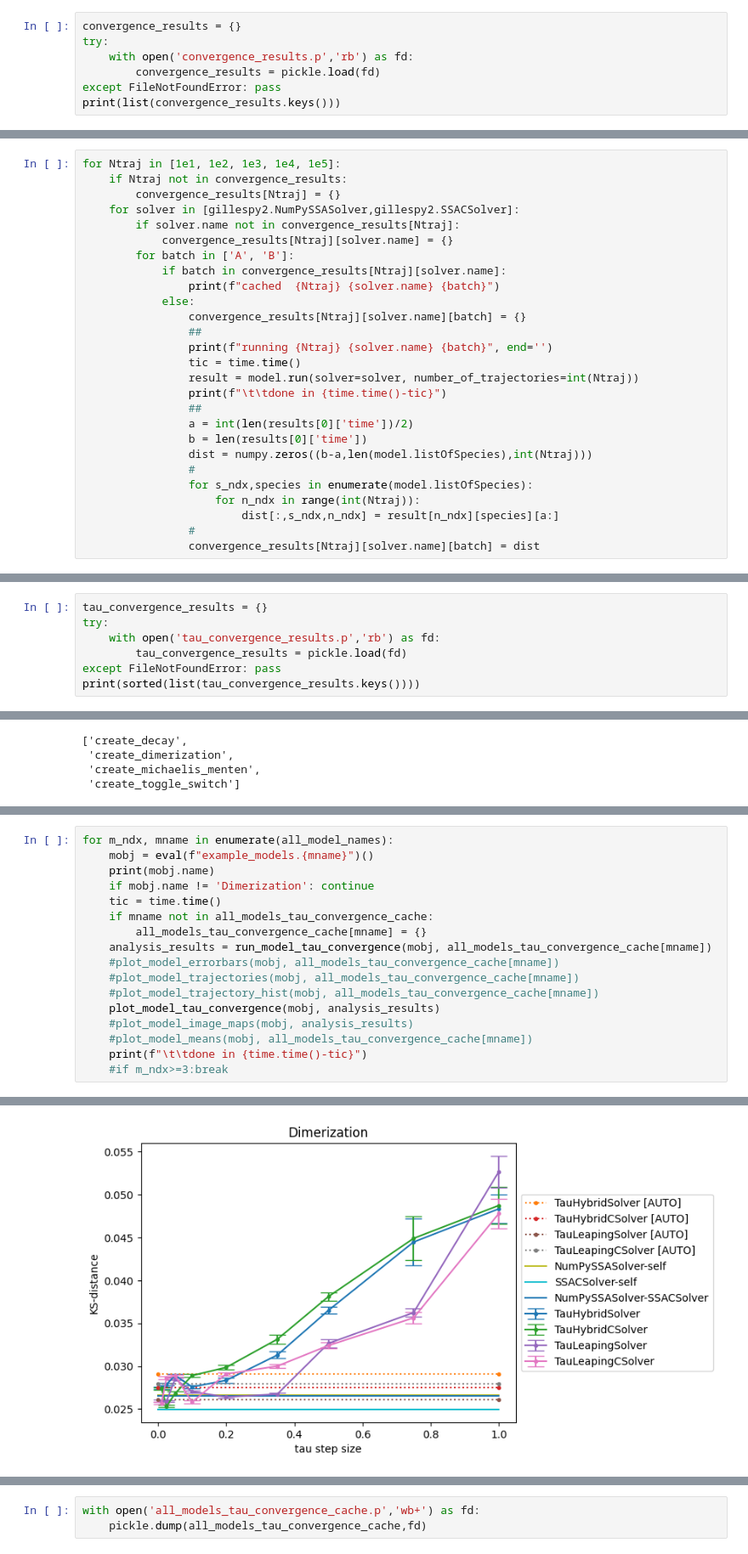
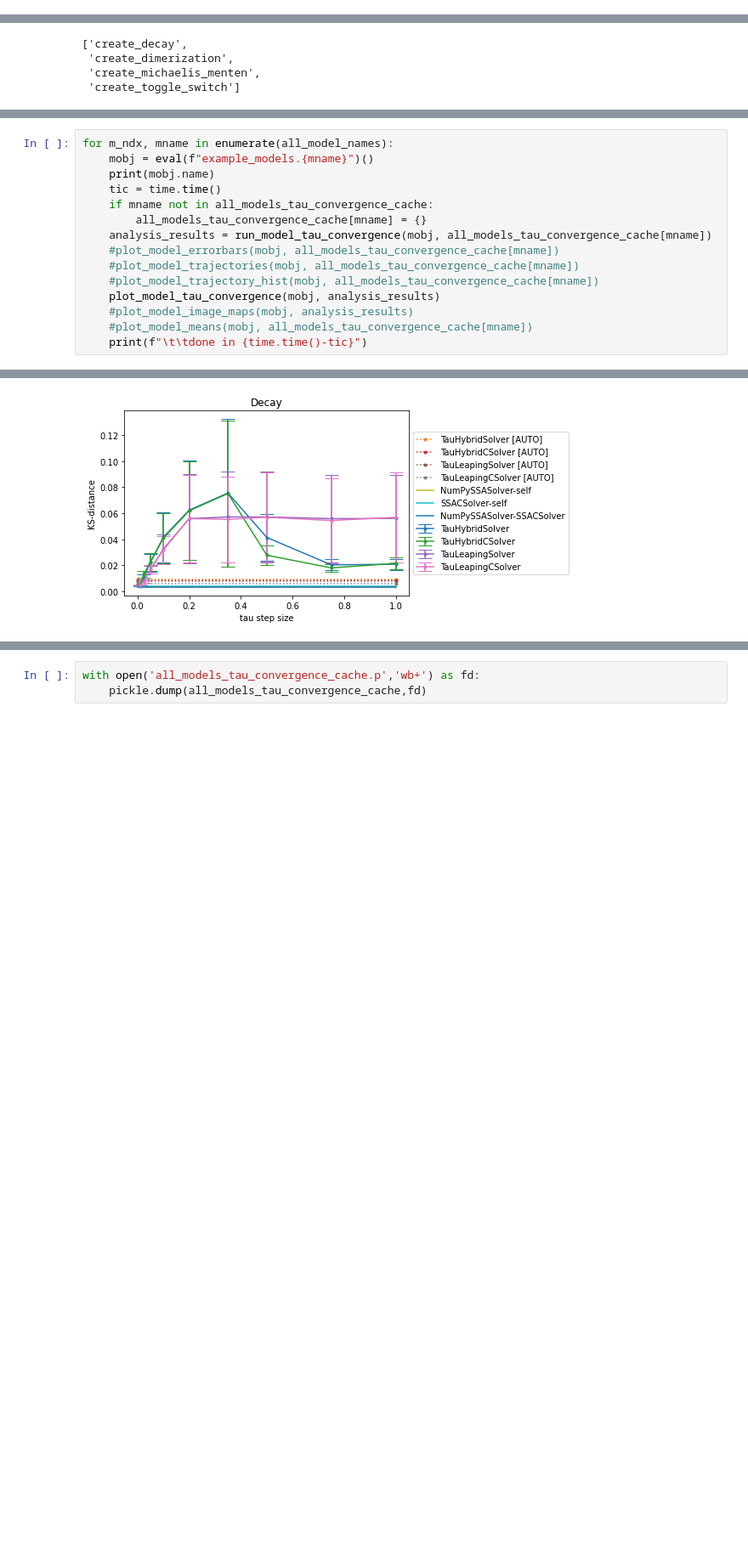
Before and after one commit to StochSS/GillesPy2, a Jupyter notebook: examples/Tau_Validation.ipynb, the cells around one changed output, grey strips where cells are left out. Shown at 85% size. Drawn from its saved outputs; the diff is of its cells as text; blank space fills up the shorter version.

```diff
--- a/examples/Tau_Validation.ipynb
+++ b/examples/Tau_Validation.ipynb
@@ -155,7 +24,0 @@ Based on the above plots, we can take the last 50% of the time points for each s
-# %%
-convergence_results = {}
-try:
-    with open('convergence_results.p','rb') as fd:
-        convergence_results = pickle.load(fd)
-except FileNotFoundError: pass
-print(list(convergence_results.keys()))
@@ -164,27 +24,0 @@ print(list(convergence_results.keys()))
-# %%
-for Ntraj in [1e1, 1e2, 1e3, 1e4, 1e5]:
-    if Ntraj not in convergence_results:
-        convergence_results[Ntraj] = {}
-    for solver in [gillespy2.NumPySSASolver,gillespy2.SSACSolver]:
-        if solver.name not in convergence_results[Ntraj]:
-            convergence_results[Ntraj][solver.name] = {}
-        for batch in ['A', 'B']:
-            if batch in convergence_results[Ntraj][solver.name]:
-                print(f"cached  {Ntraj} {solver.name} {batch}")
-            else:
-                convergence_results[Ntraj][solver.name][batch] = {}
-                ##
-                print(f"running {Ntraj} {solver.name} {batch}", end='')
-                tic = time.time()
-                result = model.run(solver=solver, number_of_trajectories=int(Ntraj))
-                print(f"\t\tdone in {time.time()-tic}")
-                ##
-                a = int(len(results[0]['time'])/2)
-                b = len(results[0]['time'])
-                dist = numpy.zeros((b-a,len(model.listOfSpecies),int(Ntraj)))
-                #
-                for s_ndx,species in enumerate(model.listOfSpecies):
-                    for n_ndx in range(int(Ntraj)):
-                        dist[:,s_ndx,n_ndx] = result[n_ndx][species][a:]
-                #
-                convergence_results[Ntraj][solver.name][batch] = dist
@@ -310,9 +25,2 @@ From the above plot, we can see that 1e3 is a sufficient number of trajectories,
 # %% [markdown]
 # Tau Stepsize Convergence
-# %%
-tau_convergence_results = {}
-try:
-    with open('tau_convergence_results.p','rb') as fd:
-        tau_convergence_results = pickle.load(fd)
-except FileNotFoundError: pass
-print(sorted(list(tau_convergence_results.keys())))
@@ -857,7 +360,6 @@ create_vilar_oscillator
 for m_ndx, mname in enumerate(all_model_names):
     mobj = eval(f"example_models.{mname}")()
     print(mobj.name)
-    if mobj.name != 'Dimerization': continue
     tic = time.time()
     if mname not in all_models_tau_convergence_cache:
         all_models_tau_convergence_cache[mname] = {}
@@ -869,6 +371,5 @@ for m_ndx, mname in enumerate(all_model_names):
     #plot_model_image_maps(mobj, analysis_results)
     #plot_model_means(mobj, all_models_tau_convergence_cache[mname])
     print(f"\t\tdone in {time.time()-tic}")
-    #if m_ndx>=3:break
 # %% [output]
 Decay
@@ -891 +392 @@ Toggle_Switch
-[figure, old version]
+[figure, new version]
```
Also changed, not shown: parts of 58 cells of this notebook.
